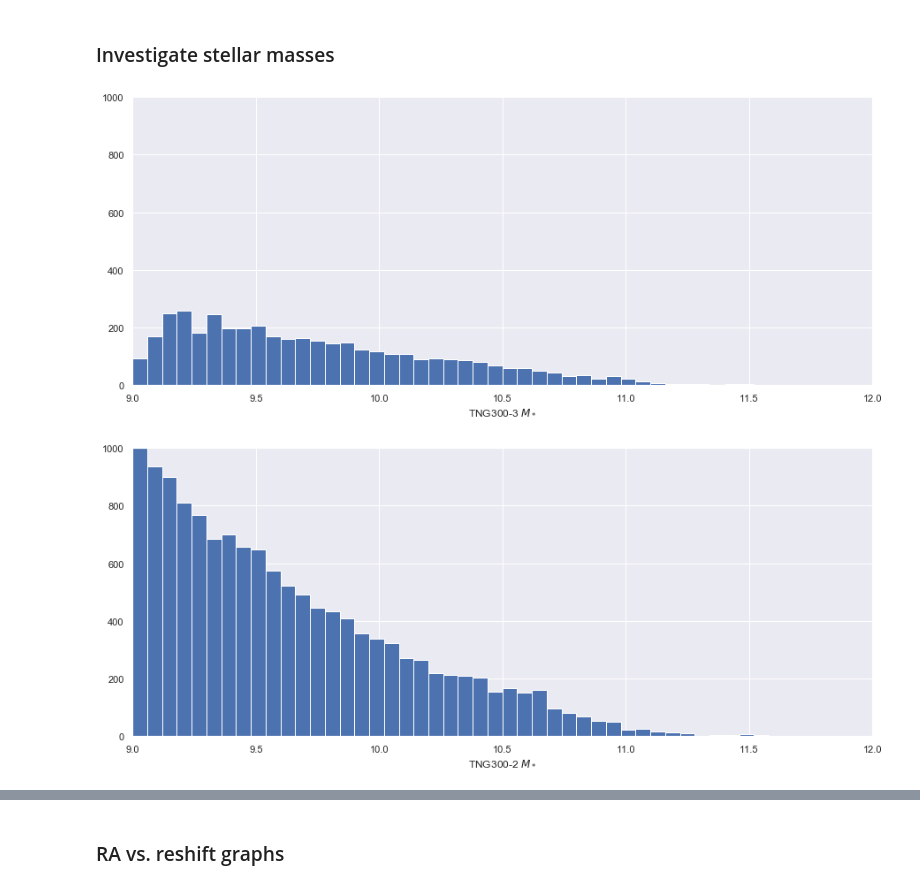
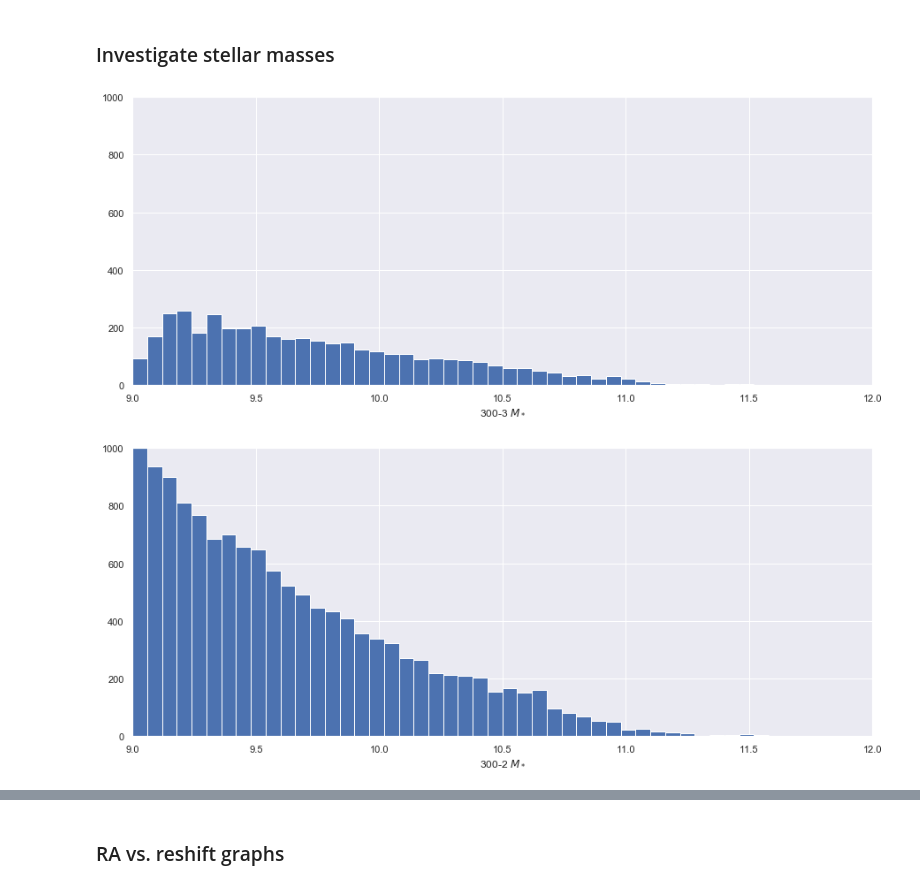
Before and after one commit to openhearted99/SASP-2020, a Jupyter notebook: gfs_code/results/Early_pairs.ipynb, the cells around one changed output, grey strips where cells are left out. Drawn from its saved outputs; the diff is of its cells as text; code cells hidden in the pictures.

```diff
--- a/gfs_code/results/Early_pairs.ipynb
+++ b/gfs_code/results/Early_pairs.ipynb
@@ -103,8 +105,9 @@ Column 39: [AB Mag] Apparent total rest-frame g-band magnitude (BC03)
 # Read in the data
 dash3 = [astropy.io.ascii.read("Lightcone_TNG300-3_mag30_6_5_xyz.txt"), "300-3"]
 dash2 = [astropy.io.ascii.read("Lightcone_TNG300-2_mag30_6_5_xyz.txt"), "300-2"]
-dash1 = [astropy.io.ascii.read("Lightcone_TNG300-1_mag30_6_5_xyz.txt"), "300-1"]
-
+dash1xyz = [astropy.io.ascii.read("Lightcone_TNG300-1_mag30_6_5_xyz.txt"), "300-1xyz"]
+dash1yxz = [astropy.io.ascii.read("Lightcone_TNG300-1_mag30_6_5_yxz.txt"), "300-1yxz"]
+dash1zyx = [astropy.io.ascii.read("Lightcone_TNG300-1_mag30_6_5_zyx.txt"), "300-1zyx"]
 # Rename the columns to their actually names: w2sr= 'within two times stellar half mass radius'
 real_names = ['Snapshot number', 'Subhalo index', 'RA degree', 'DEC degree',
               'RA true z', 'DEC true z', 'RA inferred z', 'DEC inferred z',
@@ -119,9 +122,12 @@ real_names = ['Snapshot number', 'Subhalo index', 'RA degree', 'DEC degree',
               'Intrinsic z mag', 'Galaxy motion X', 'Galaxy motion Y',
               'Galaxy motion Z/Peculiar', 'Cosmological expansion',
               'Apparent total g mag']
+
 i=0
-for colname in dash1[0].colnames: # assumes that all the tables are formatted identically
-    dash1[0].rename_column(colname, real_names[i])
+for colname in dash2[0].colnames: # assumes that all the tables are formatted identically
+    dash1xyz[0].rename_column(colname, real_names[i])
+    dash1yxz[0].rename_column(colname, real_names[i])
+    dash1zyx[0].rename_column(colname, real_names[i])
     dash2[0].rename_column(colname, real_names[i])
     dash3[0].rename_column(colname, real_names[i])
 
@@ -177,23 +222,23 @@ redshift_hist("true",dash1,bins=50)
 # %% [markdown]
 ### Investigate stellar masses
 # %%
-def plot_mass_hist(data,label='TNG300-1',zrange=[0.5,5.0]):
+def plot_mass_hist(data,zrange=[0.5,5.0]):
     f=plt.figure(figsize=(15,6))
     ax=f.add_subplot(111)
     zi= np.logical_and( data[0]['True z'] < zrange[1],data[0]['True z'] >= zrange[0])
     res=ax.hist(np.log10(data[0]['Stellar mass w2sr'][zi]),bins=50,range=[9,12])
-    x=ax.set_xlabel(label+' $M_*$')
+    x=ax.set_xlabel(data[1]+' $M_*$')
     ax.set_ylim(0,1000)
     ax.set_xlim(9.0,12.0)
     plt.show(f)
     plt.close(f)
 # %%
-plot_mass_hist(dash3,label='TNG300-3')
-plot_mass_hist(dash2,label='TNG300-2')
-plot_mass_hist(dash1,label='TNG300-1')
+plot_mass_hist(dash3)
+plot_mass_hist(dash2)
+plot_mass_hist(dash1xyz)
 # %% [output]
-[figure, old version]
+[figure, new version]
-[figure, old version]
+[figure, new version]
 [figure]
 # %% [markdown]
 ### RA vs. reshift graphs
```
Also changed, not shown: parts of 10 cells of this notebook, 10 other files.
